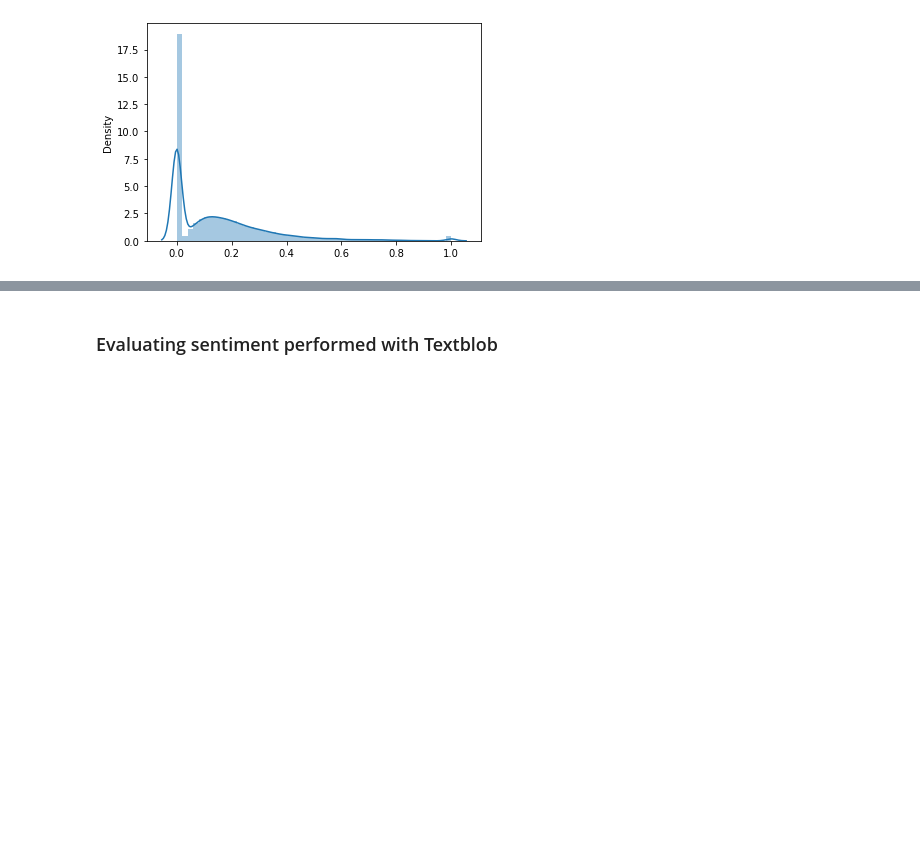
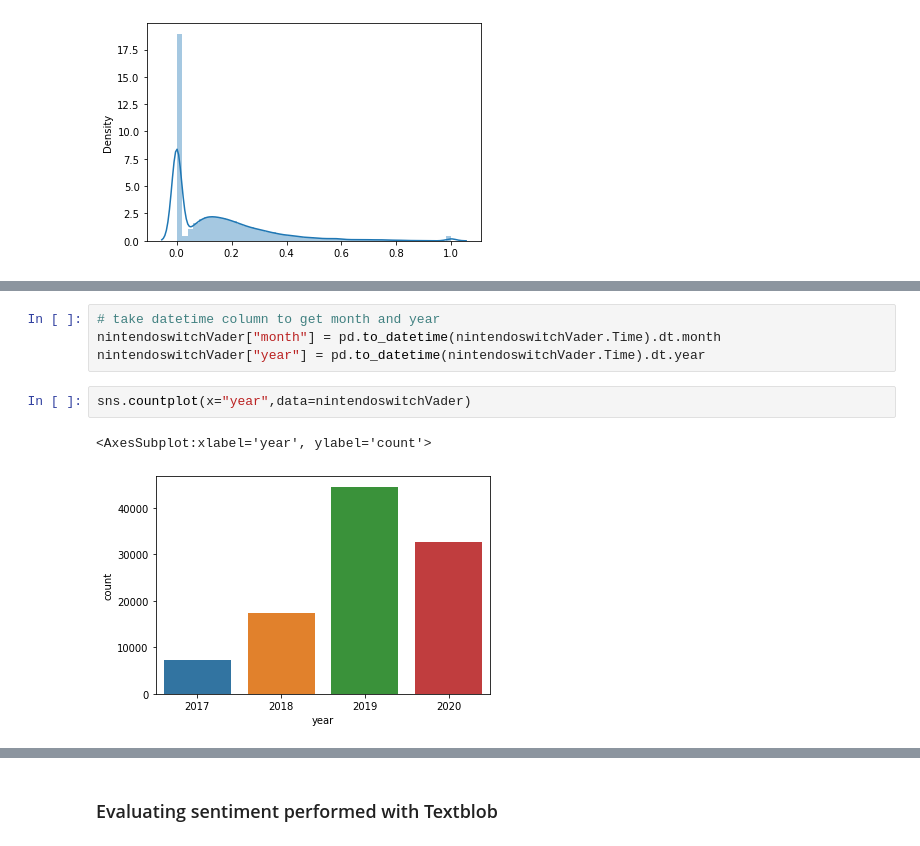
Before and after one commit to micoooo/Sentiment-Analysis, a Jupyter notebook: notebook/evaluation.ipynb, the cells around one changed output, grey strips where cells are left out. Saved outputs shown, nothing was run; the diff lists cells and outputs as text; blank space fills up the shorter version.

```diff
--- a/notebook/evaluation.ipynb
+++ b/notebook/evaluation.ipynb
@@ -41,0 +55,9 @@ sns.distplot(nintendoswitchVader[["pos"]])
+# %%
+# take datetime column to get month and year
+nintendoswitchVader["month"] = pd.to_datetime(nintendoswitchVader.Time).dt.month
+nintendoswitchVader["year"] = pd.to_datetime(nintendoswitchVader.Time).dt.year
+# %%
+sns.countplot(x="year",data=nintendoswitchVader)
+# %% [output]
+<AxesSubplot:xlabel='year', ylabel='count'>
+[figure, added]
```
Also changed, not shown: parts of 16 cells of this notebook.
